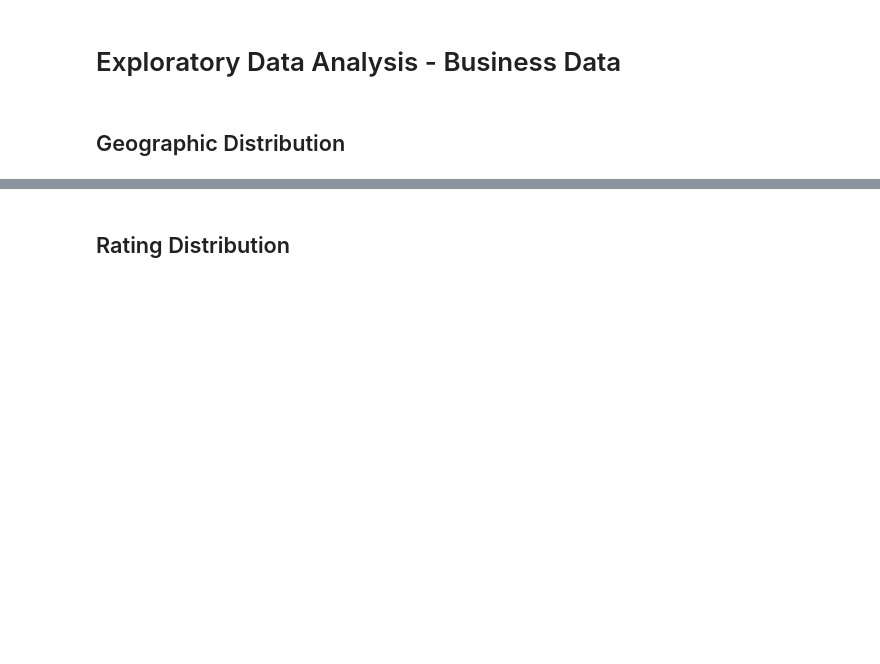
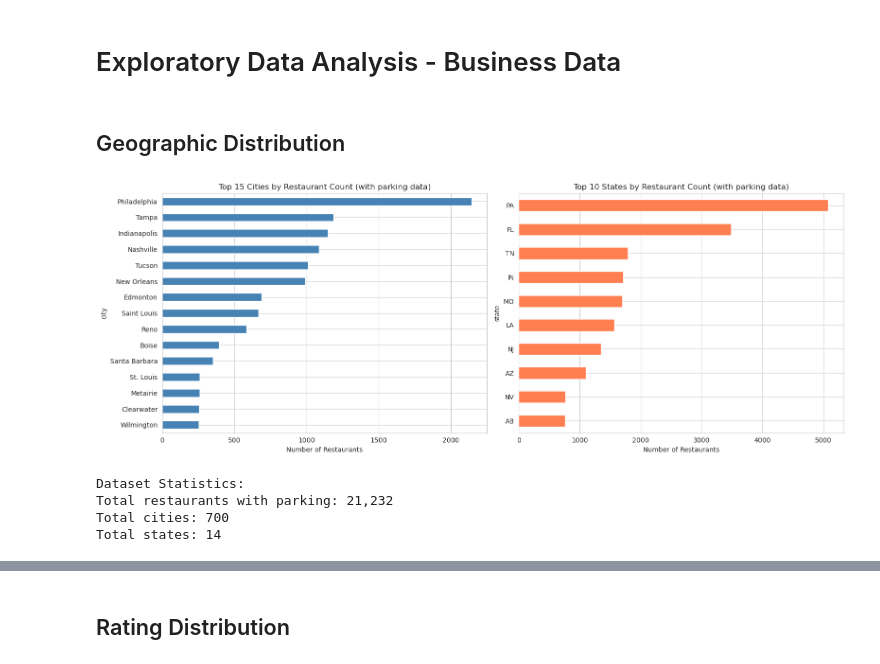
Before and after one commit to omarsagoo/VenueSignal, a Jupyter notebook: EDA.ipynb, the cells around one changed output, grey strips where cells are left out. Drawn from its saved outputs; the diff is of its cells as text; code cells hidden in the pictures; blank space fills up the shorter version.

```diff
--- a/EDA.ipynb
+++ b/EDA.ipynb
@@ -218,6 +859,57 @@ print(f"Date range: {df_reviews['date'].min()} to {df_reviews['date'].max()}")
 # Exploratory Data Analysis - Business Data
 # %% [markdown]
 ## Geographic Distribution
+# %%
+# Top Cities and States - with data validation
+fig, axes = plt.subplots(1, 2, figsize=(16, 6))
+
+# Check if we have data
+if len(df_parking) == 0:
+    print("⚠️ Warning: df_parking is empty. Cannot create visualizations.")
+    print(f"Total restaurants in df_business: {len(df_business):,}")
+    print(f"Restaurants with parking info: {df_business['has_any_parking'].sum():,}")
+else:
+    # Cities with most restaurants
+    top_cities = df_parking['city'].value_counts().head(15)
+
+    if len(top_cities) > 0:
+        ax1 = axes[0]
+        top_cities.plot(kind='barh', ax=ax1, color='steelblue')
+        ax1.set_xlabel('Number of Restaurants')
+        ax1.set_title('Top 15 Cities by Restaurant Count (with parking data)')
+        ax1.invert_yaxis()
+    else:
+        axes[0].text(0.5, 0.5, 'No city data available',
+                     ha='center', va='center', transform=axes[0].transAxes)
+        axes[0].set_title('Top 15 Cities (No Data)')
+
+    # Top states
+    top_states = df_parking['state'].value_counts().head(10)
+
+    if len(top_states) > 0:
+        ax2 = axes[1]
+        top_states.plot(kind='barh', ax=ax2, color='coral')
+        ax2.set_xlabel('Number of Restaurants')
+        ax2.set_title('Top 10 States by Restaurant Count (with parking data)')
+        ax2.invert_yaxis()
+    else:
+        axes[1].text(0.5, 0.5, 'No state data available',
+                     ha='center', va='center', transform=axes[1].transAxes)
+        axes[1].set_title('Top 10 States (No Data)')
+
+    plt.tight_layout()
+    plt.show()
+
+    print(f"\nDataset Statistics:")
+    print(f"Total restaurants with parking: {len(df_parking):,}")
+    print(f"Total cities: {df_parking['city'].nunique()}")
+    print(f"Total states: {df_parking['state'].nunique()}")
+# %% [output]
+[figure, added]
+Dataset Statistics:
+Total restaurants with parking: 21,232
+Total cities: 700
+Total states: 14
 # %%
 # Top Cities and States
 fig, axes = plt.subplots(1, 2, figsize=(16, 6))
```
Also changed, not shown: parts of 25 cells of this notebook.
